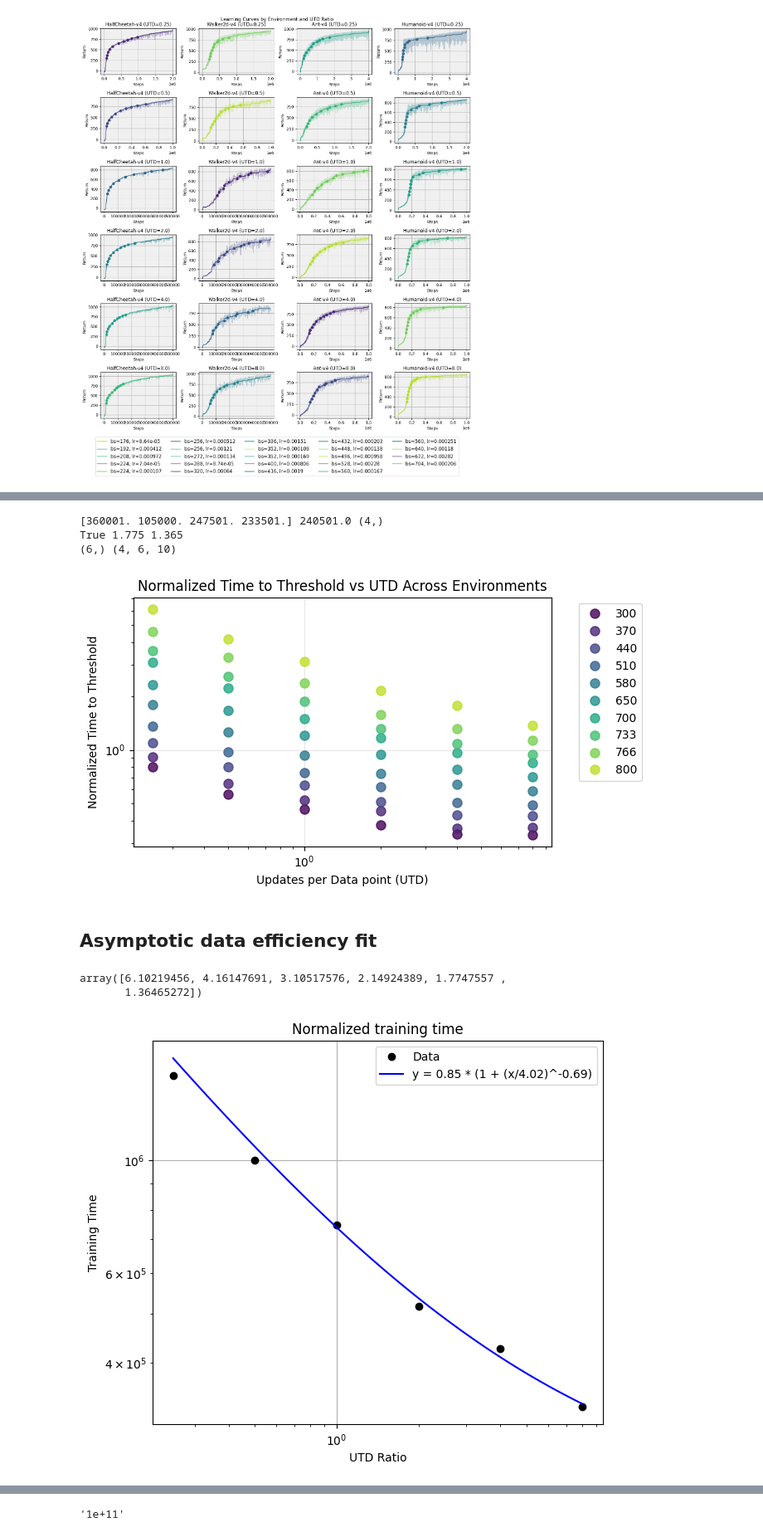
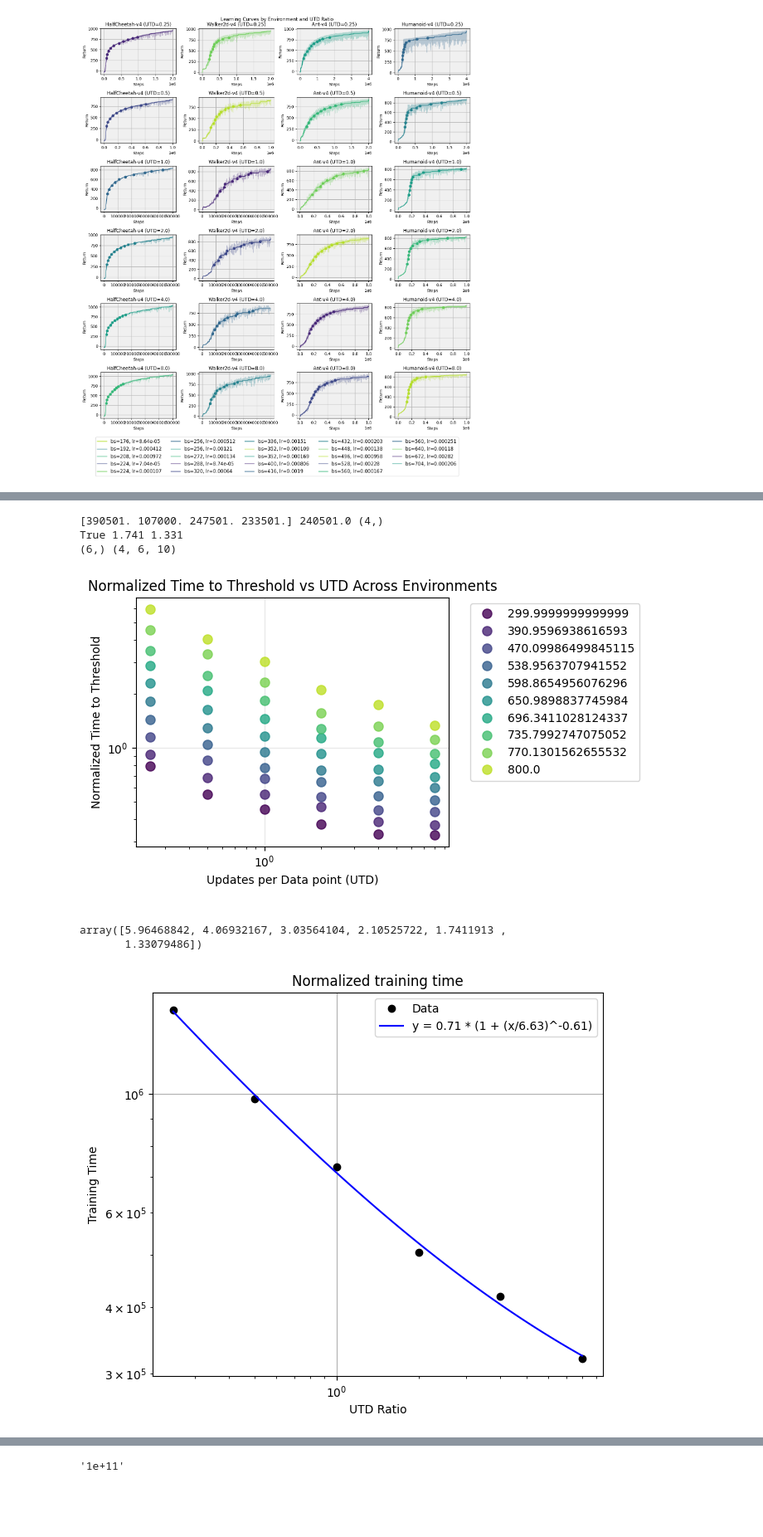
Before and after one commit to orybkin/taskmaster, a Jupyter notebook: isaacgymenvs/qscaled/gym_pareto.ipynb, the cells around one changed output, grey strips where cells are left out. Shown at 83% size. Saved outputs shown, nothing was run; the diff lists cells and outputs as text; code cells hidden in the pictures; blank space fills up the shorter version.

```diff
--- a/isaacgymenvs/qscaled/gym_pareto.ipynb
+++ b/isaacgymenvs/qscaled/gym_pareto.ipynb
@@ -125,6 +125,8 @@ df['return_isotonic'] = iso_reg_results
 # thresholds = [800, 850, 900]
 # thresholds = [300, 350, 400, 450, 500, 550, 600, 650, 700, 750, 800]
 thresholds = [300, 370, 440, 510, 580, 650, 700, 733, 766, 800]
+thresholds = 1000-np.logspace(np.log10(1000-300), np.log10(1000-800), 10)
+# thresholds = [300, 400, 500, 600, 700, 800]
 # thresholds = [300, 350, 400, 450, 500, 525, 550, 575, 600, 616, 633, 650, 666, 683, 700, 716, 733, 750, 766, 783, 800]
 crossings_array = []
 
@@ -432,12 +434,12 @@ plt.legend(bbox_to_anchor=(1.05, 1), loc='upper left')
 plt.tight_layout()
 plt.show()
 # %% [output]
-[360001. 105000. 247501. 233501.] 240501.0 (4,)
-True 1.775 1.365
+[390501. 107000. 247501. 233501.] 240501.0 (4,)
+True 1.741 1.331
 (6,) (4, 6, 10)
-[figure, old version]
+[figure, new version]
 # %% [markdown]
-## Asymptotic data efficiency fit
+<!-- ## Asymptotic data efficiency fit -->
 # %%
 
 import pandas as pd
@@ -480,8 +482,8 @@ def power_law_with_const(x, a, b, c): return c * (1 + (x/b)**(-a))
 # %%
 mean_normalized_times[:, -1]
 # %% [output]
-array([6.10219456, 4.16147691, 3.10517576, 2.14924389, 1.7747557 ,
-       1.36465272])
+array([5.96468842, 4.06932167, 3.03564104, 2.10525722, 1.7411913 ,
+       1.33079486])
 # %%
 # Pareto fit
 
@@ -489,39 +491,40 @@ array([6.10219456, 4.16147691, 3.10517576, 2.14924389, 1.7747557 ,
 fits = []
 # Fit power law with constant for each threshold
 fit_points, exclude_points = [0, 1, 2, 3], [4, 5]
-fit_points, exclude_points = [2, 3, 4, 5], [0, 1]
+# fit_points, exclude_points = [2, 3, 4, 5], [0, 1]
+fit_points, exclude_points = [0, 1, 2, 3, 4, 5], []
 utds = np.array(utds)
 mean_normalized_times = np.array(mean_normalized_times)
 params = fit(utds[fit_points], mean_normalized_times[fit_points, -1], power_law_with_const_min,[slice(-2, 2, 0.8), slice(0, 1, 0.2), slice(-2, 2, 0.8)], maxiter=100)
 # params = fit(utds, mean_normalized_times[:, i], power_law_with_const_min,[slice(-2, 2, 4), slice(0, 1, 1), slice(-2, 2, 4)], maxiter=100)
 
 a, b, c = params
 fits.append(params)
 
 # Plot the data and fit
 plt.figure(figsize=(7, 6))
 
 # Generate smooth curve for the fit
 x_smooth = np.logspace(np.log10(0.25), np.log10(8), 100)
 a, b, c = params
 y_fitted = power_law_with_const(x_smooth, a, b, c) * median_median
 
 # Plot the data points
 plt.plot(utds, mean_normalized_times[:, -1] * median_median, 'ko', label='Data')
 
 # Plot the fitted curve
 plt.plot(x_smooth, y_fitted, 'b-', label=f'y = {c:.2f} * (1 + (x/{b:.2f})^-{a:.2f})')
 
 plt.xscale('log')
 plt.yscale('log')
 plt.grid(True)
 plt.xlabel('UTD Ratio')
 plt.ylabel('Training Time')
 plt.title('Normalized training time')
 plt.legend()
 plt.show()
 # %% [output]
-[figure, old version]
+[figure, new version]
 # %%
 from rliable import plot_utils
 COLORS = ['#BBCC33', '#77AADD', '#44BB99',
```
Also changed, not shown: parts of 14 cells of this notebook, 4 other files.
